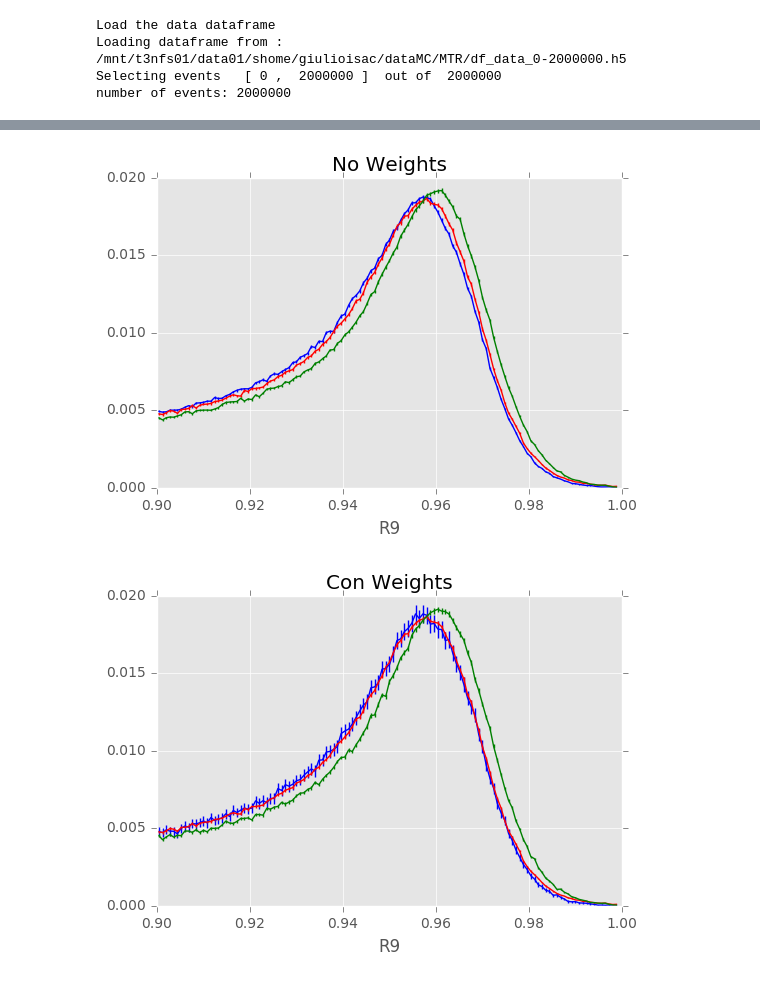
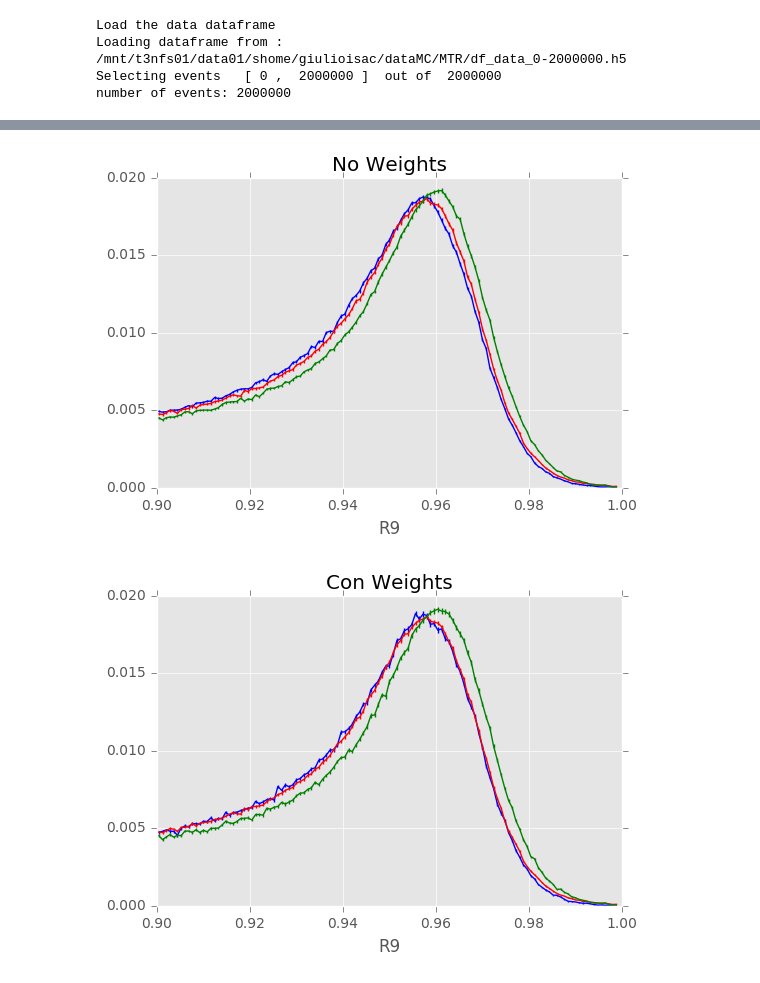
Before and after one commit to threiten/dataMC-1, a Jupyter notebook: MTR/TestCode02_WithAndWithoutWeightsEB+EE.ipynb, the cells around one changed output, grey strips where cells are left out. Saved outputs shown, nothing was run; the diff lists cells and outputs as text; code cells hidden in the pictures.

```diff
--- a/MTR/TestCode02_WithAndWithoutWeightsEB+EE.ipynb
+++ b/MTR/TestCode02_WithAndWithoutWeightsEB+EE.ipynb
@@ -200,7 +188,7 @@ for yvar in ylist:
     bincenters = 0.5*(_edges[1:]+_edges[:-1])
     width      = 0
     menStd     = np.sqrt(mc_bins*10)/float(np.sum(mc_bins*10))
-    menStdCorr     = np.sqrt(mccorr_bins)/float(np.sum(mccorr_bins))
+    menStdCorr     = np.sqrt(mccorr_bins*10)/float(np.sum(mccorr_bins*10))
     menStddata     = np.sqrt(data_bins)/float(np.sum(data_bins))
 
     #normallize it in height:
@@ -223,2 +211,2 @@ is the sum1? 0.999999997704 0.999999994263 0.999999998006
 [figure]
-[figure, old version]
+[figure, new version]
```
Also changed, not shown: parts of 6 cells of this notebook, 8 other files.
